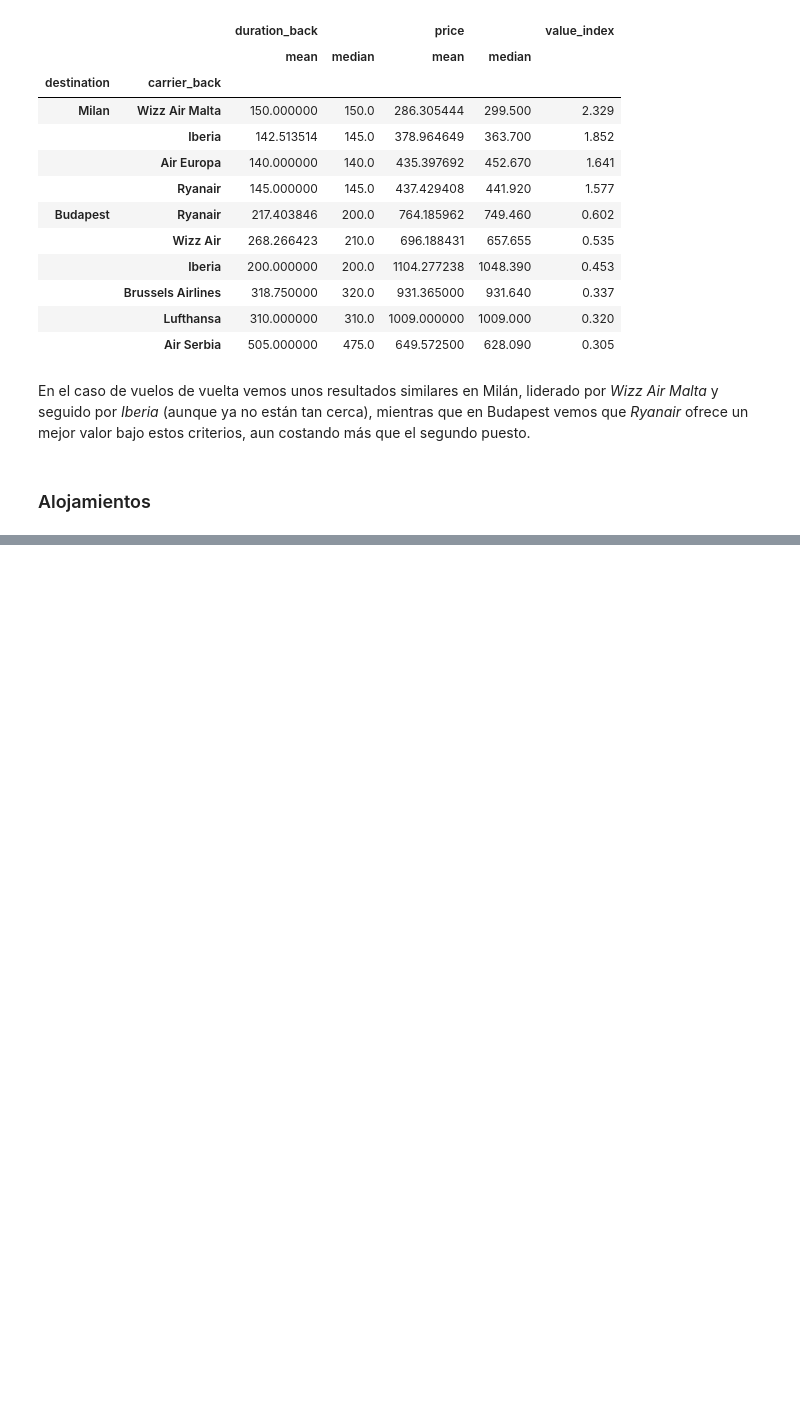
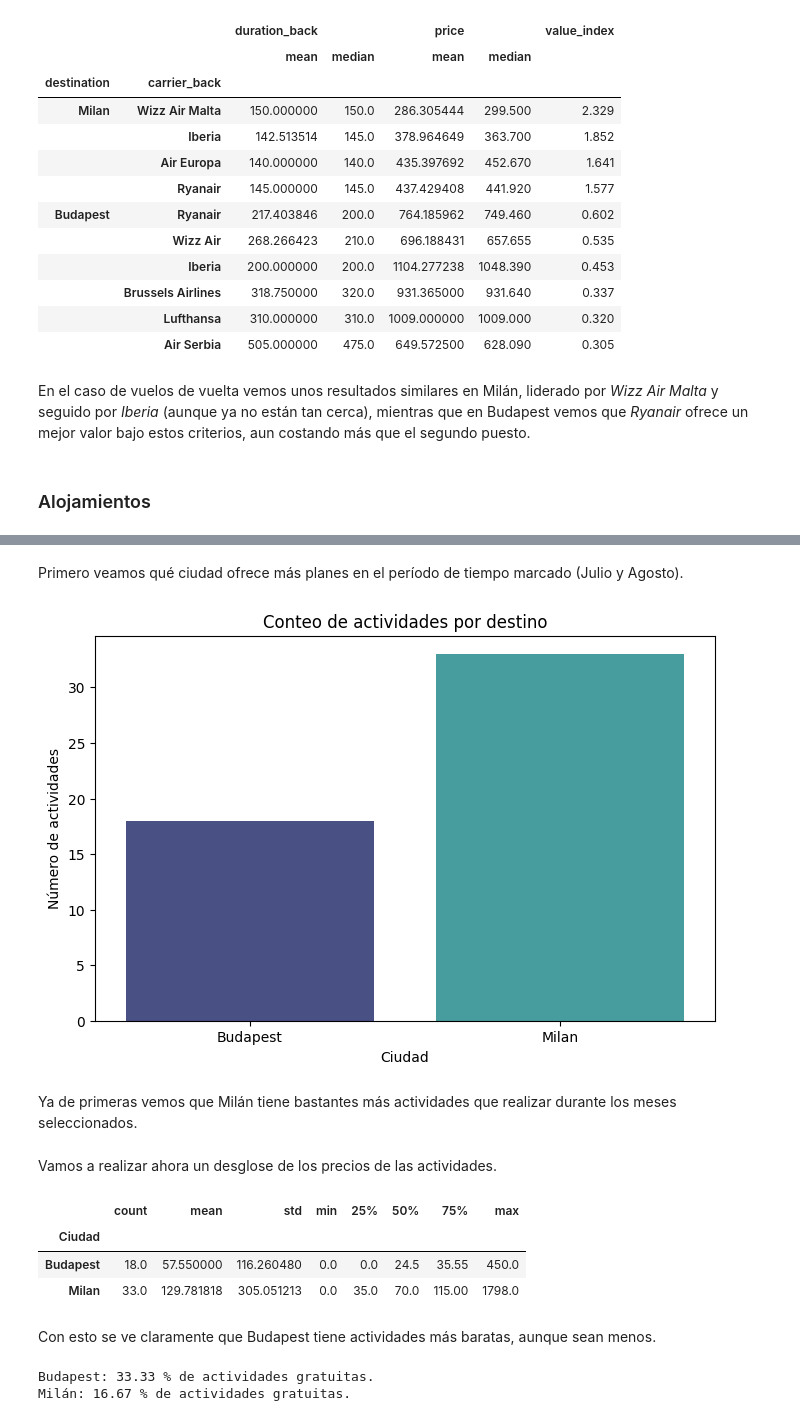
Before and after one commit to yanruwu/Proyecto3-Explorando-Viajes, a Jupyter notebook: notebooks/EDA.ipynb, the cells around one changed output, grey strips where cells are left out. Drawn from its saved outputs; the diff is of its cells as text; code cells hidden in the pictures; blank space fills up the shorter version.

```diff
--- a/notebooks/EDA.ipynb
+++ b/notebooks/EDA.ipynb
@@ -180,0 +297,31 @@ En el caso de vuelos de vuelta vemos unos resultados similares en Milán, lidera
+# %% [markdown]
+Primero veamos qué ciudad ofrece más planes en el período de tiempo marcado (Julio y Agosto).
+# %%
+plt.figure(figsize=(8,5))
+plt.title("Conteo de actividades por destino")
+sns.countplot(data=both_act, x = "Ciudad", palette="mako")
+plt.xlabel("Ciudad")
+plt.ylabel("Número de actividades")
+plt.show()
+# %% [output]
+[figure, added]
+# %% [markdown]
+Ya de primeras vemos que Milán tiene bastantes más actividades que realizar durante los meses seleccionados.
+# %% [markdown]
+Vamos a realizar ahora un desglose de los precios de las actividades.
+# %%
+both_act.groupby("Ciudad")["Precio"].describe()
+# %% [output]
+|  | count | mean | std | min | 25% | 50% | 75% | max |
+| Ciudad |  |  |  |  |  |  |  |  |
+| Budapest | 18.0 | 57.550000 | 116.260480 | 0.0 | 0.0 | 24.5 | 35.55 | 450.0 |
+| Milan | 33.0 | 129.781818 | 305.051213 | 0.0 | 35.0 | 70.0 | 115.00 | 1798.0 |
+# %% [markdown]
+Con esto se ve claramente que Budapest tiene actividades más baratas, aunque sean menos.
+# %%
+free_count = both_act[both_act["Precio"] == 0]["Ciudad"].value_counts()
+print(f'Budapest: {(free_count.values[0]/18)*100:.2f} % de actividades gratuitas.')
+print(f'Milán: {(free_count.values[1]/18)*100:.2f} % de actividades gratuitas.')
+# %% [output]
+Budapest: 33.33 % de actividades gratuitas.
+Milán: 16.67 % de actividades gratuitas.
```
Also changed, not shown: parts of 24 cells of this notebook, 1 other file.
